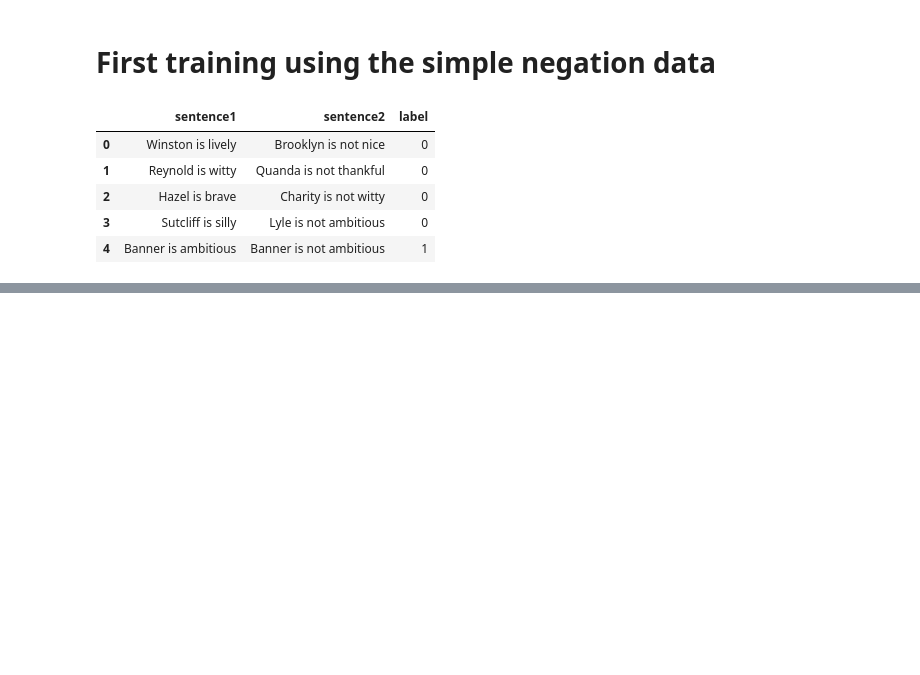
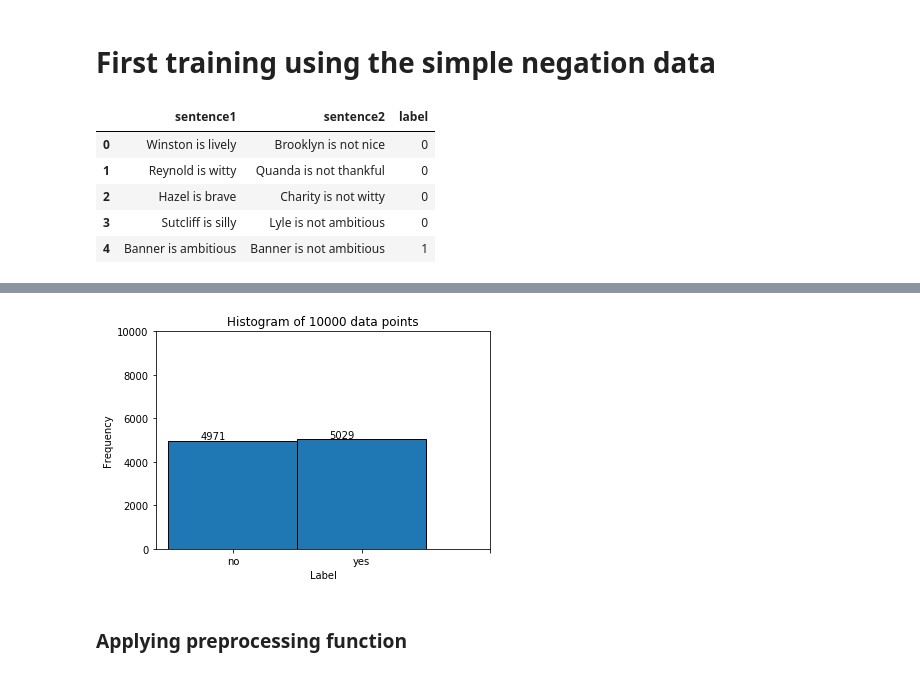
Before and after one commit to felipessalvatore/ContraQA, a Jupyter notebook: contra_qa/train/first_train_b1.ipynb, the cells around one changed output, grey strips where cells are left out. Saved outputs shown, nothing was run; the diff lists cells and outputs as text; code cells hidden in the pictures; blank space fills up the shorter version.

```diff
--- a/contra_qa/train/first_train_b1.ipynb
+++ b/contra_qa/train/first_train_b1.ipynb
@@ -53,0 +91,6 @@ test_data.head()
+# %%
+plot_histogram_from_labels(test_labels, labels_legend, "train data")
+# %% [output]
+[figure, added]
+# %% [markdown]
+### Applying preprocessing function
```
Also changed, not shown: parts of 42 cells of this notebook.
